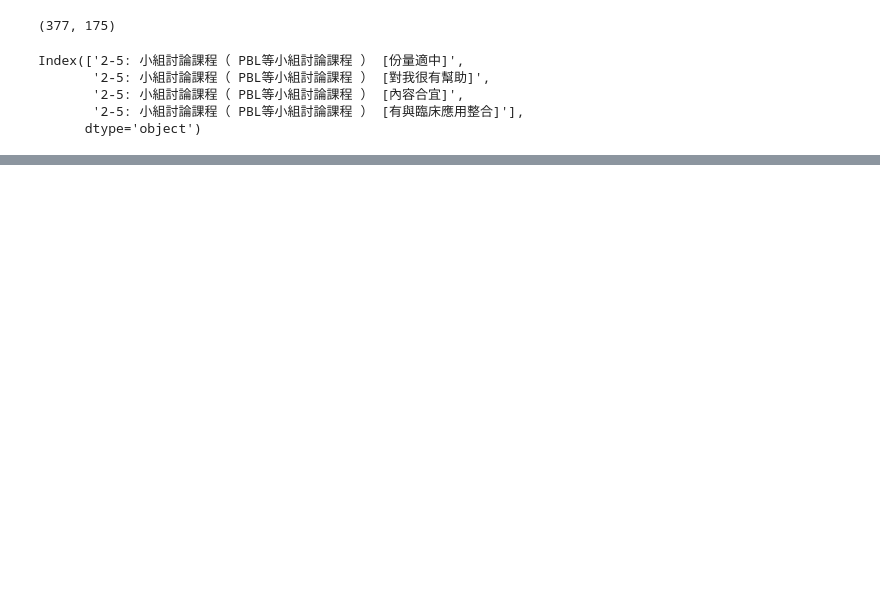
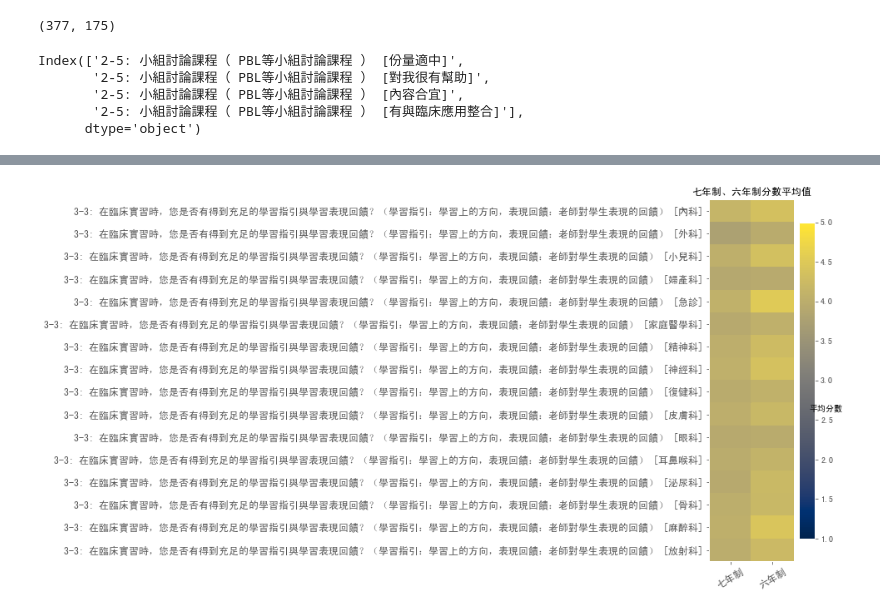
Before and after one commit to algaebrown/datascience, a Jupyter notebook: scome_gq/GQ-102101.ipynb, the cells around one changed output, grey strips where cells are left out. Saved outputs shown, nothing was run; the diff lists cells and outputs as text; code cells hidden in the pictures; blank space fills up the shorter version.

```diff
--- a/scome_gq/GQ-102101.ipynb
+++ b/scome_gq/GQ-102101.ipynb
@@ -146,0 +175,4 @@ Text(0.46, 0.445, '平均分數')
+# %%
+plot_mean(df_m, 82,98)
+# %% [output]
+[figure, added]
```
Also changed, not shown: parts of 18 cells of this notebook, 2 other files.
